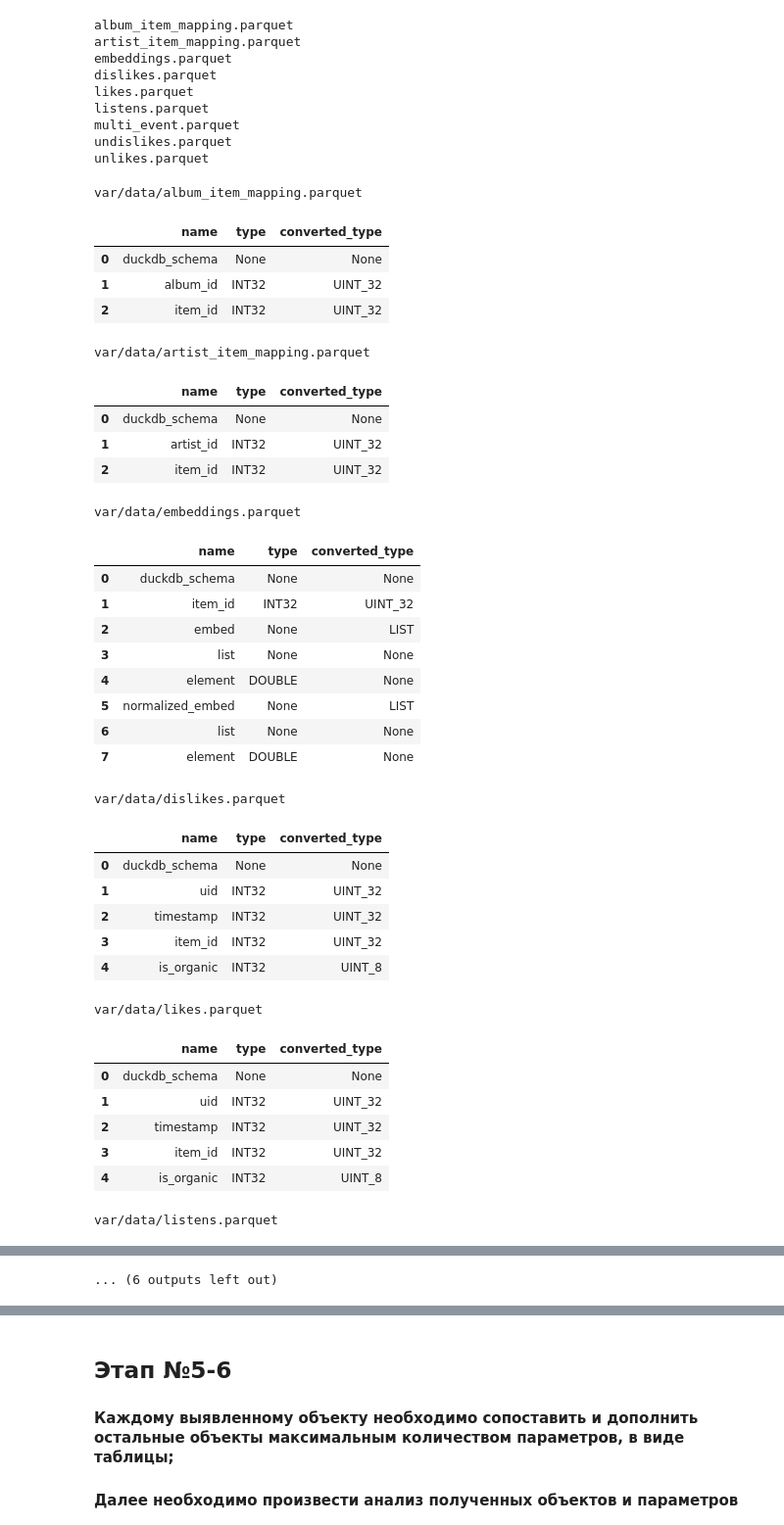
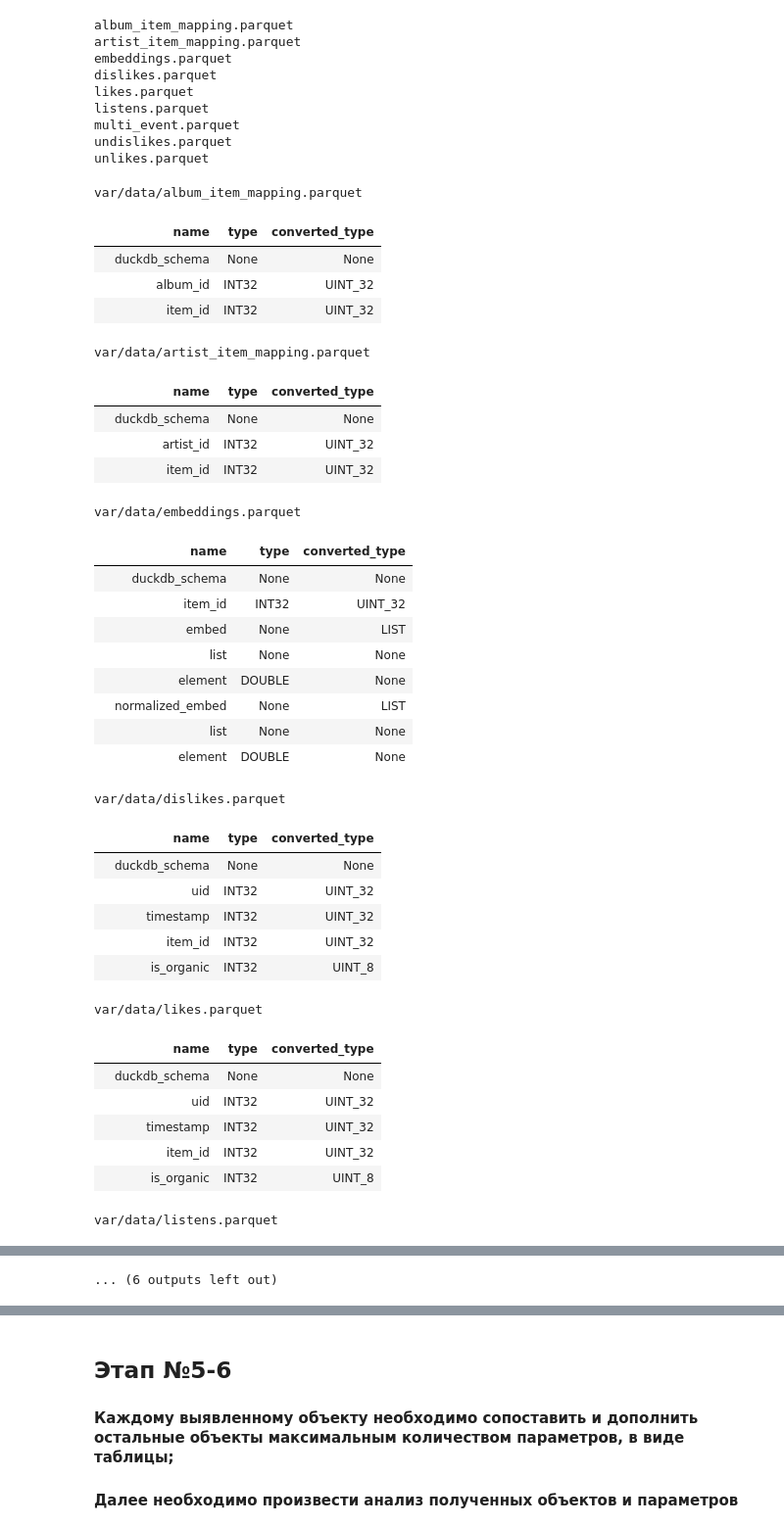
Before and after one commit to nikolyabb/college-homework, a Jupyter notebook: RDBMS/Intro_to_RDBMS.ipynb, the cells around one changed output, grey strips where cells are left out. Shown: that part at 98% size. Saved outputs shown, nothing was run; the diff lists cells and outputs as text; code cells hidden in the pictures.

```diff
--- a/RDBMS/Intro_to_RDBMS.ipynb
+++ b/RDBMS/Intro_to_RDBMS.ipynb
@@ -112,59 +112,63 @@ unlikes.parquet
 # %%
 import pandas as pd
 import duckdb
 
 local_files = [
     "var/data/album_item_mapping.parquet",
     "var/data/artist_item_mapping.parquet",
     "var/data/embeddings.parquet",
     "var/data/dislikes.parquet",
     "var/data/likes.parquet",
     "var/data/listens.parquet",
     "var/data/multi_event.parquet",
     "var/data/undislikes.parquet",
     "var/data/unlikes.parquet"
 ]
 
 for file_path in local_files:
     query = f"SELECT name, type, converted_type FROM parquet_schema('{file_path}')"
     schema_info = duckdb.sql(query).df()
 
     print(file_path)
+
+    # Print DataFrame without index
+    blankIndex=[''] * len(schema_info)
+    schema_info.index=blankIndex
     display(schema_info)
 # %% [output]
 var/data/album_item_mapping.parquet
 |  | name | type | converted_type |
-| 0 | duckdb_schema | None | None |
-| 1 | album_id | INT32 | UINT_32 |
-| 2 | item_id | INT32 | UINT_32 |
+|  | duckdb_schema | None | None |
+|  | album_id | INT32 | UINT_32 |
+|  | item_id | INT32 | UINT_32 |
 var/data/artist_item_mapping.parquet
 |  | name | type | converted_type |
-| 0 | duckdb_schema | None | None |
-| 1 | artist_id | INT32 | UINT_32 |
-| 2 | item_id | INT32 | UINT_32 |
+|  | duckdb_schema | None | None |
+|  | artist_id | INT32 | UINT_32 |
+|  | item_id | INT32 | UINT_32 |
 var/data/embeddings.parquet
 |  | name | type | converted_type |
-| 0 | duckdb_schema | None | None |
-| 1 | item_id | INT32 | UINT_32 |
-| 2 | embed | None | LIST |
-| 3 | list | None | None |
-| 4 | element | DOUBLE | None |
-| 5 | normalized_embed | None | LIST |
-| 6 | list | None | None |
-| 7 | element | DOUBLE | None |
+|  | duckdb_schema | None | None |
+|  | item_id | INT32 | UINT_32 |
+|  | embed | None | LIST |
+|  | list | None | None |
+|  | element | DOUBLE | None |
+|  | normalized_embed | None | LIST |
+|  | list | None | None |
+|  | element | DOUBLE | None |
 var/data/dislikes.parquet
 |  | name | type | converted_type |
-| 0 | duckdb_schema | None | None |
-| 1 | uid | INT32 | UINT_32 |
-| 2 | timestamp | INT32 | UINT_32 |
-| 3 | item_id | INT32 | UINT_32 |
-| 4 | is_organic | INT32 | UINT_8 |
+|  | duckdb_schema | None | None |
+|  | uid | INT32 | UINT_32 |
+|  | timestamp | INT32 | UINT_32 |
+|  | item_id | INT32 | UINT_32 |
+|  | is_organic | INT32 | UINT_8 |
 var/data/likes.parquet
 |  | name | type | converted_type |
-| 0 | duckdb_schema | None | None |
-| 1 | uid | INT32 | UINT_32 |
-| 2 | timestamp | INT32 | UINT_32 |
-| 3 | item_id | INT32 | UINT_32 |
-| 4 | is_organic | INT32 | UINT_8 |
+|  | duckdb_schema | None | None |
+|  | uid | INT32 | UINT_32 |
+|  | timestamp | INT32 | UINT_32 |
+|  | item_id | INT32 | UINT_32 |
+|  | is_organic | INT32 | UINT_8 |
 var/data/listens.parquet
 |  | name | type | converted_type |
```
Also changed, not shown: parts of 10 cells of this notebook, 1 other file.
